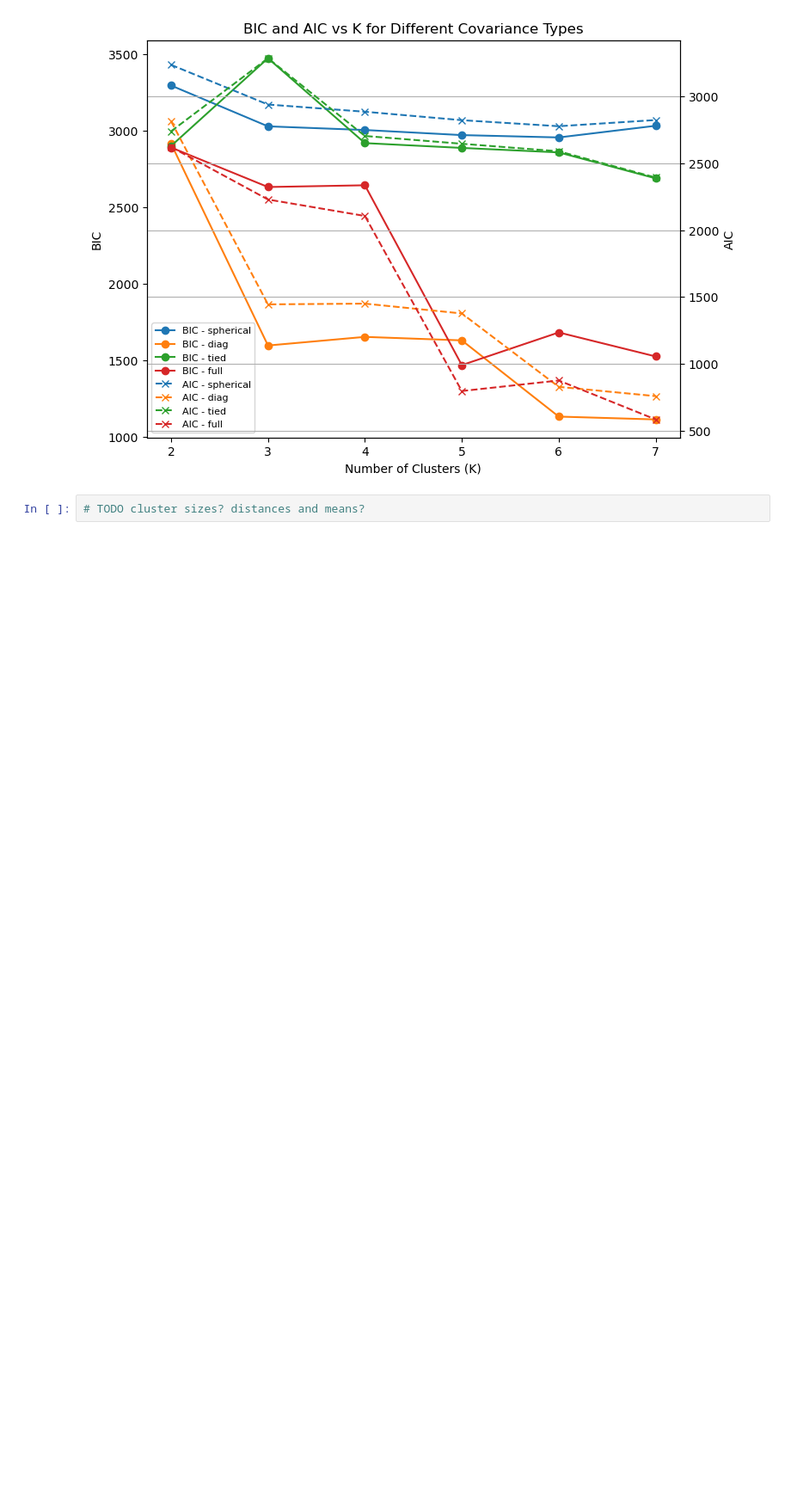
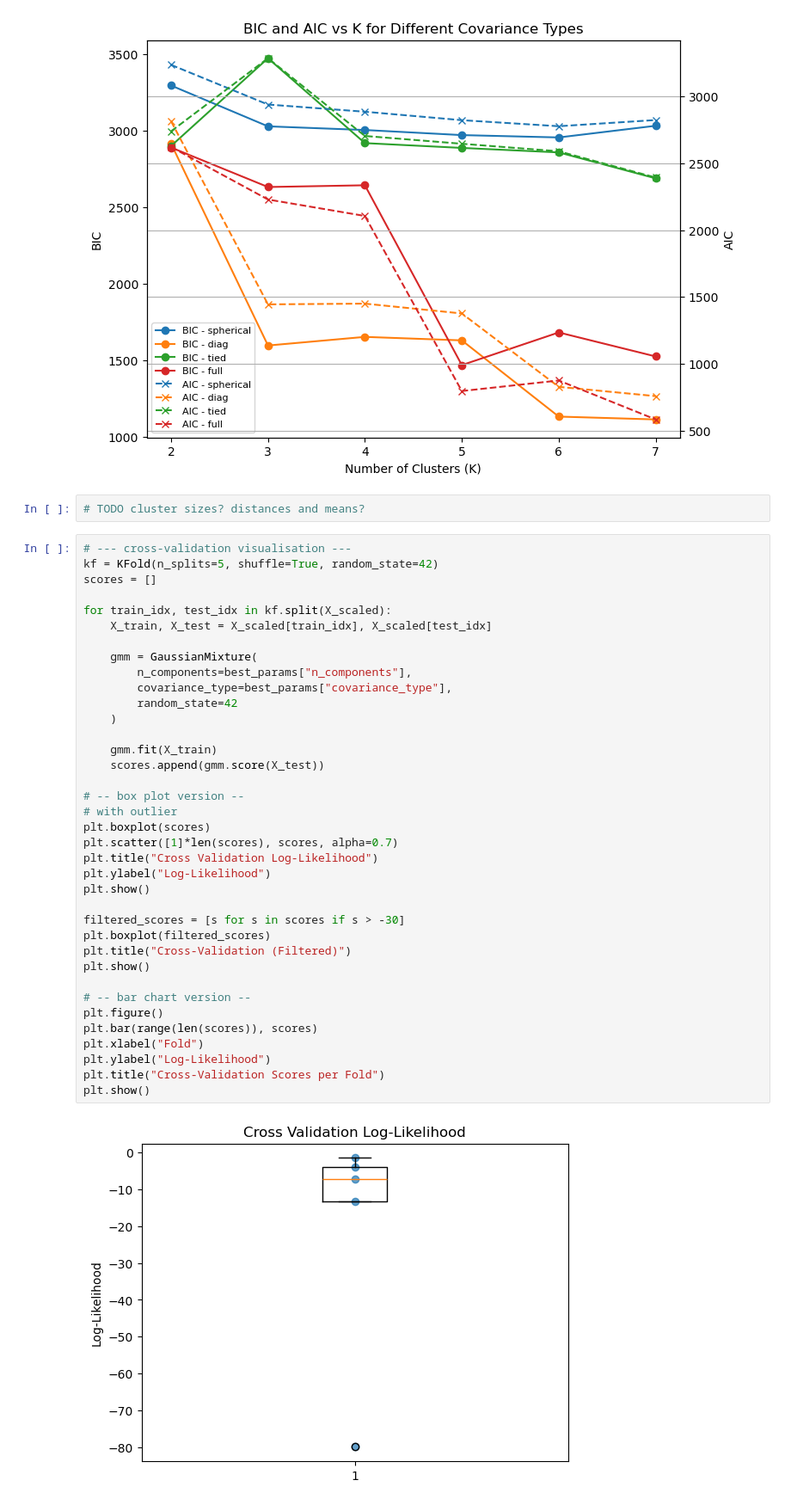
Before and after one commit to ChronoQuest/ChronoQuest1, a Jupyter notebook: Assets/Scripts/Final Boss ML/gmm_model_visualisation.ipynb, the cells around one changed output. Shown at 86% size. Saved outputs shown, nothing was run; the diff lists cells and outputs as text; blank space fills up the shorter version.

```diff
--- a/Assets/Scripts/Final Boss ML/gmm_model_visualisation.ipynb
+++ b/Assets/Scripts/Final Boss ML/gmm_model_visualisation.ipynb
@@ -349,3 +356,42 @@ plt.show()
 [figure]
 # %%
 # TODO cluster sizes? distances and means?
+# %%
+# --- cross-validation visualisation ---
+kf = KFold(n_splits=5, shuffle=True, random_state=42)
+scores = []
+
+for train_idx, test_idx in kf.split(X_scaled):
+    X_train, X_test = X_scaled[train_idx], X_scaled[test_idx]
+
+    gmm = GaussianMixture(
+        n_components=best_params["n_components"],
+        covariance_type=best_params["covariance_type"],
+        random_state=42
+    )
+
+    gmm.fit(X_train)
+    scores.append(gmm.score(X_test))
+
+# -- box plot version --
+# with outlier
+plt.boxplot(scores)
+plt.scatter([1]*len(scores), scores, alpha=0.7)
+plt.title("Cross Validation Log-Likelihood")
+plt.ylabel("Log-Likelihood")
+plt.show()
+
+filtered_scores = [s for s in scores if s > -30]
+plt.boxplot(filtered_scores)
+plt.title("Cross-Validation (Filtered)")
+plt.show()
+
+# -- bar chart version --
+plt.figure()
+plt.bar(range(len(scores)), scores)
+plt.xlabel("Fold")
+plt.ylabel("Log-Likelihood")
+plt.title("Cross-Validation Scores per Fold")
+plt.show()
+# %% [output]
+[figure, added]
```
Also changed, not shown: parts of 3 cells of this notebook, 3 other files.
